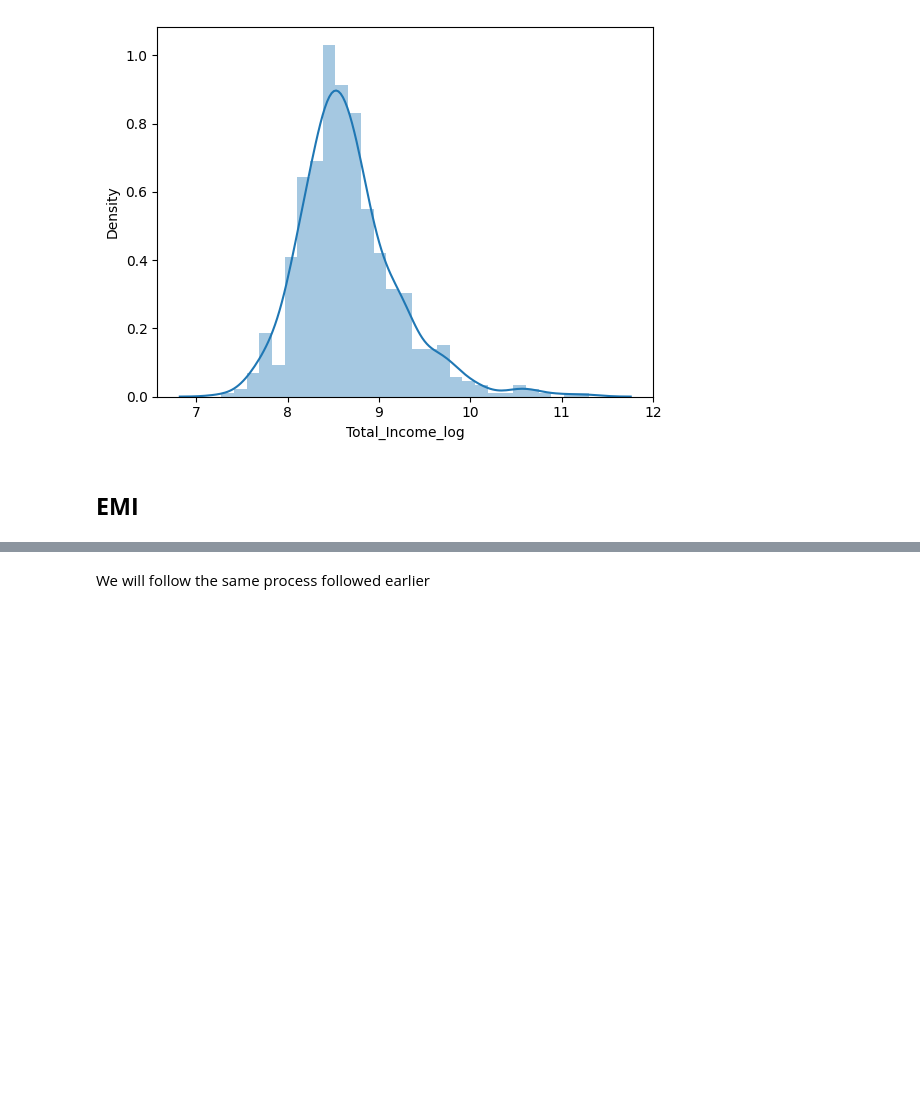
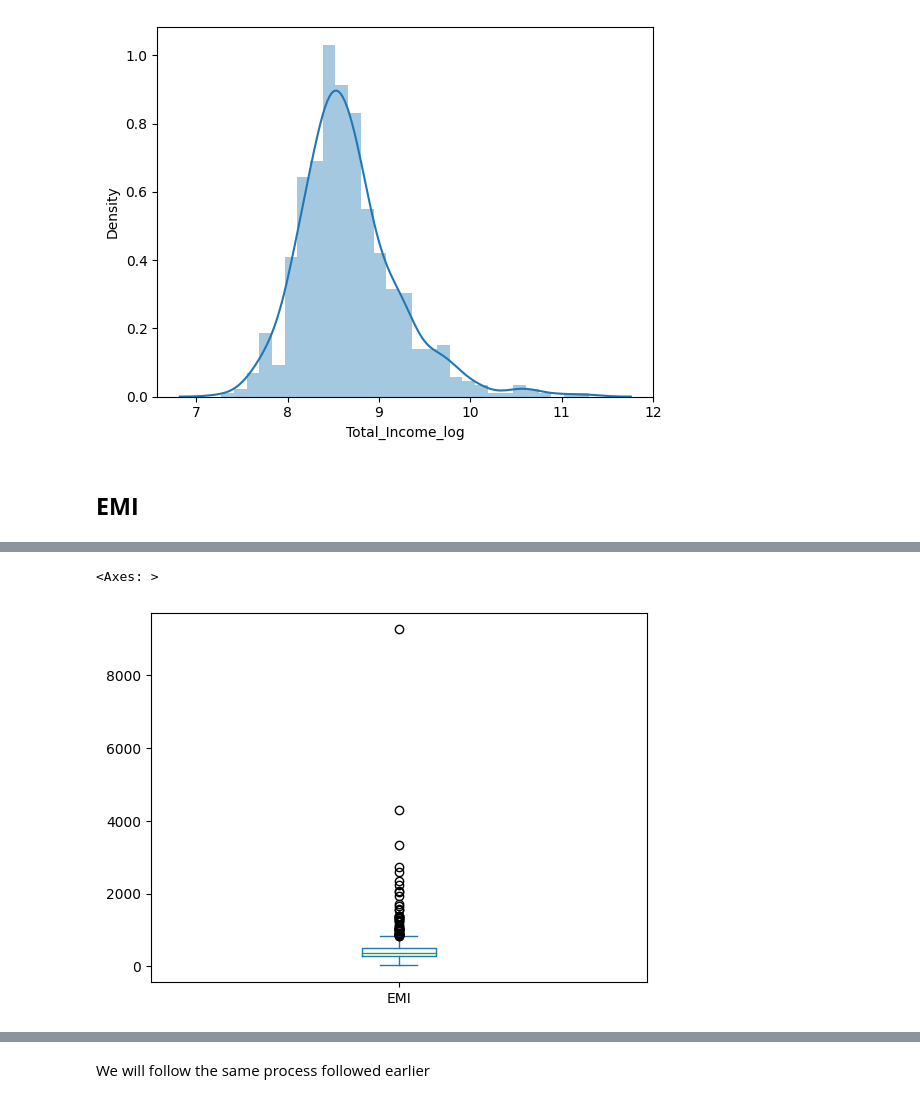
Before and after one commit to aniket15031998/Loan-Prediction-Practice-Problem-Using-Python-, a Jupyter notebook: Loan_Prediction_Problemipynb.ipynb, the cells around one changed output, grey strips where cells are left out. Drawn from its saved outputs; the diff is of its cells as text; code cells hidden in the pictures; blank space fills up the shorter version.

```diff
--- a/Loan_Prediction_Problemipynb.ipynb
+++ b/Loan_Prediction_Problemipynb.ipynb
@@ -970,0 +869,8 @@ sns.distplot(train_copy['EMI'])
+# %%
+train_copy['EMI_log']=np.log(train_copy['EMI'])
+test_copy['EMI_log']=np.log(test_copy['EMI'])
+# %%
+train_copy['EMI'].plot(kind='box')
+# %% [output]
+<Axes: >
+[figure, added]
```
Also changed, not shown: parts of 38 cells of this notebook.
